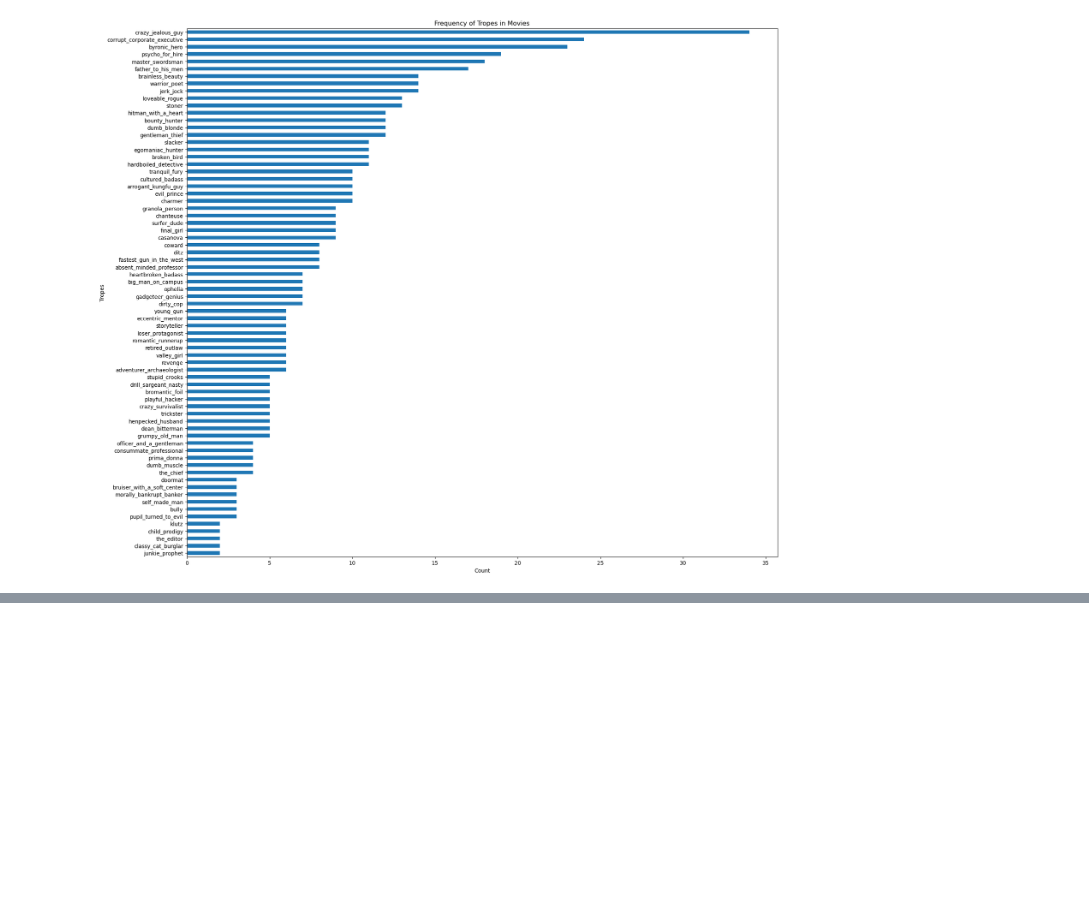
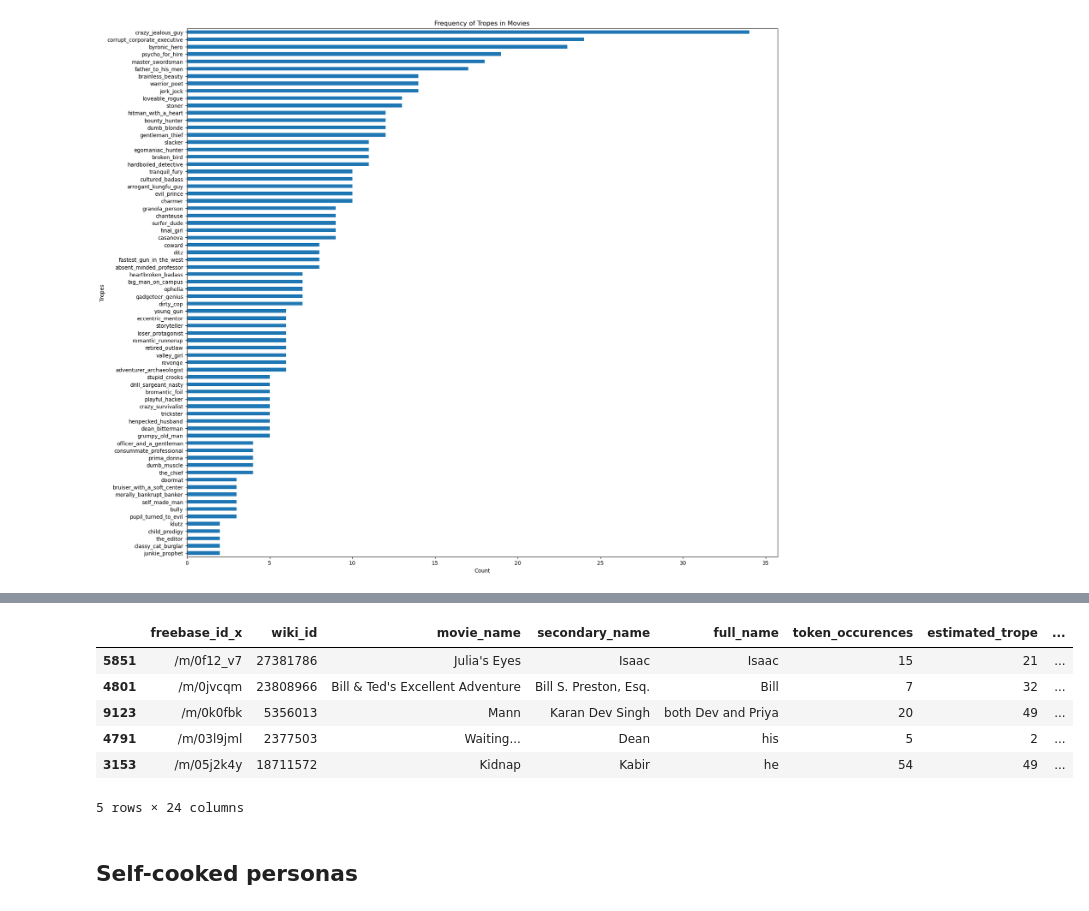
Before and after one commit to epfl-ada/ada-2023-project-advanceddataarsonists, a Jupyter notebook: initial_analyses.ipynb, the cells around one changed output, grey strips where cells are left out. Saved outputs shown, nothing was run; the diff lists cells and outputs as text; code cells hidden in the pictures; blank space fills up the shorter version.

```diff
--- a/initial_analyses.ipynb
+++ b/initial_analyses.ipynb
@@ -11,6 +11,10 @@ import ast
 sys.path.append("src/")
 
 from preprocessing.load_dataset import *
+
+SAVE_PATH = "./data/refined"
+if not os.path.exists(SAVE_PATH):
+    os.mkdir(SAVE_PATH)
 # %% [markdown]
 ## Download data
 Please uncomment the following line to download data
@@ -378,5 +386,9 @@ actors_characters.head()
 # %% [markdown]
 # Part II: Personas
+# %%
+# Load results of part I
+movies = pd.read_json(os.path.join(SAVE_PATH, "movies.json"))
+actors_characters = pd.read_json(os.path.join(SAVE_PATH, "characters.json"))
 # %% [markdown]
 ## TVTropes personas
 # %%
@@ -471,0 +464,14 @@ cmu_personas[cmu_personas.full_name.str.contains("jealous")]
+# %%
+movies_personas_cmu = cmu_personas.merge(actors_characters, left_on='freebase_id', right_on='freebase_map_id')
+# %%
+movies_personas_cmu.sample(5)
+# %% [output]
+|  | freebase_id_x | wiki_id | movie_name | secondary_name | full_name | token_occurences | estimated_trope | ... |
+| 5851 | /m/0f12_v7 | 27381786 | Julia's Eyes | Isaac | Isaac | 15 | 21 | ... |
+| 4801 | /m/0jvcqm | 23808966 | Bill & Ted's Excellent Adventure | Bill S. Preston, Esq. | Bill | 7 | 32 | ... |
+| 9123 | /m/0k0fbk | 5356013 | Mann | Karan Dev Singh | both Dev and Priya | 20 | 49 | ... |
+| 4791 | /m/03l9jml | 2377503 | Waiting... | Dean | his | 5 | 2 | ... |
+| 3153 | /m/05j2k4y | 18711572 | Kidnap | Kabir | he | 54 | 49 | ... |
+5 rows × 24 columns
+# %% [markdown]
+## Self-cooked personas
```
Also changed, not shown: parts of 18 cells of this notebook.
